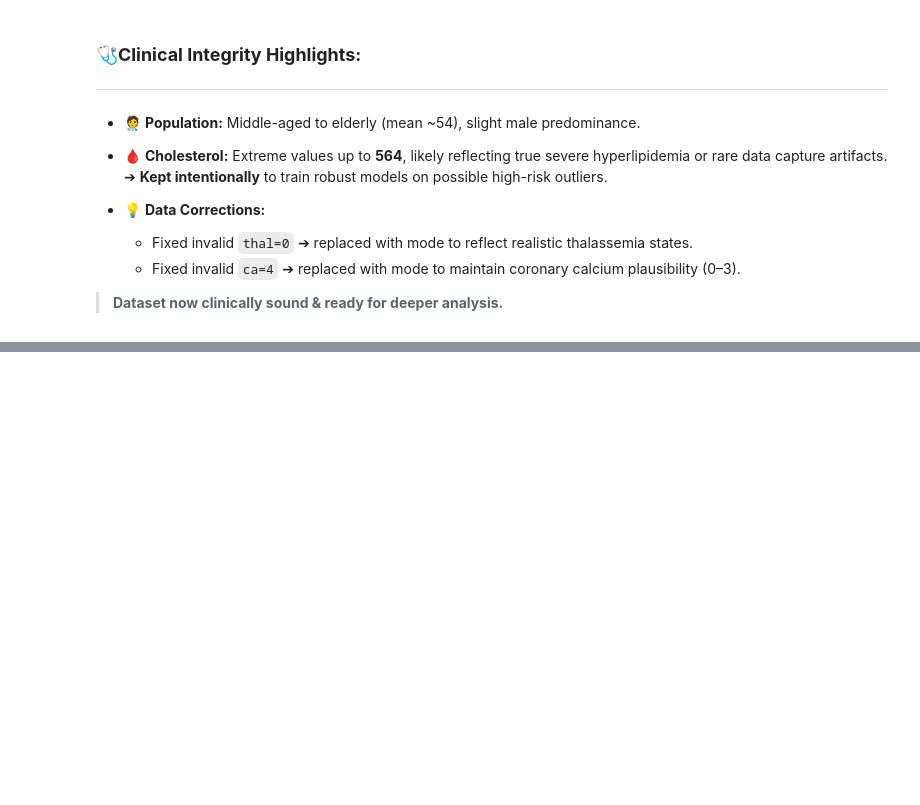
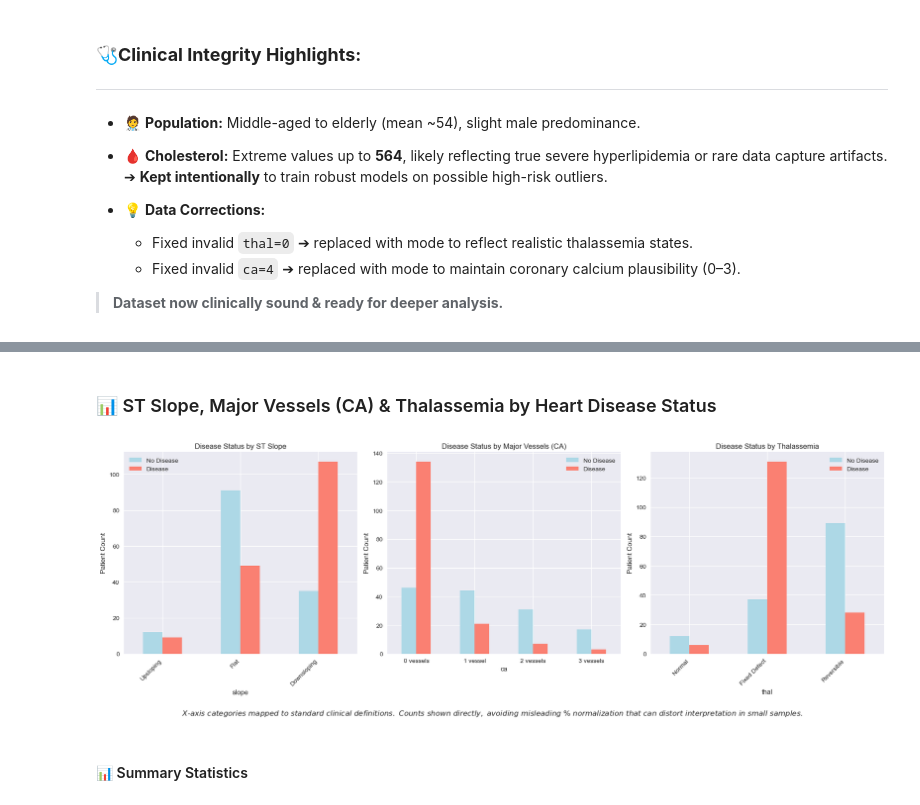
Before and after one commit to dr-ridwanoladipo/cardio-ai, a Jupyter notebook: notebooks/01_data_eda_features.ipynb, the cells around one changed output, grey strips where cells are left out. Saved outputs shown, nothing was run; the diff lists cells and outputs as text; code cells hidden in the pictures; blank space fills up the shorter version.

```diff
--- a/notebooks/01_data_eda_features.ipynb
+++ b/notebooks/01_data_eda_features.ipynb
@@ -197,0 +399,38 @@ Reloaded cleaned data into 'df' for continued analysis.
+# %% [markdown]
+### 📊 ST Slope, Major Vessels (CA) & Thalassemia by Heart Disease Status
+# %%
+fig, axes = plt.subplots(1, 3, figsize=(18, 6))
+
+# ST Slope
+slope_crosstab = pd.crosstab(df['slope'], df['target'])
+slope_crosstab.plot(kind='bar', ax=axes[0], color=['lightblue', 'salmon'], stacked=False)
+axes[0].set_title('Disease Status by ST Slope')
+axes[0].set_ylabel('Patient Count')
+axes[0].set_xticklabels([clinical_mappings['slope'][i] for i in slope_crosstab.index], rotation=45, ha='right')
+axes[0].legend(slope_crosstab.columns.map({0: 'No Disease', 1: 'Disease'}))
+
+# Major Vessels (CA)
+ca_crosstab = pd.crosstab(df['ca'], df['target'])
+ca_crosstab.plot(kind='bar', ax=axes[1], color=['lightblue', 'salmon'], stacked=False)
+axes[1].set_title('Disease Status by Major Vessels (CA)')
+axes[1].set_ylabel('Patient Count')
+axes[1].set_xticklabels([clinical_mappings['ca'][i] for i in ca_crosstab.index], rotation=0)
+axes[1].legend(ca_crosstab.columns.map({0: 'No Disease', 1: 'Disease'}))
+
+# Thalassemia
+thal_crosstab = pd.crosstab(df['thal'], df['target'])
+thal_crosstab.plot(kind='bar', ax=axes[2], color=['lightblue', 'salmon'], stacked=False)
+axes[2].set_title('Disease Status by Thalassemia')
+axes[2].set_ylabel('Patient Count')
+axes[2].set_xticklabels([clinical_mappings['thal'][i] for i in thal_crosstab.index], rotation=45, ha='right')
+axes[2].legend(thal_crosstab.columns.map({0: 'No Disease', 1: 'Disease'}))
+
+plt.tight_layout()
+fig.text(0.5, -0.05,
+         r"$\bf{\it{X\text{-}axis\ categories\ mapped\ to\ standard\ clinical\ definitions.\ Counts\ shown\ directly,\ avoiding\ misleading\ \%\ normalization\ that\ can\ distort\ interpretation\ in\ small\ samples.}}$",
+         ha='center', fontsize=12)
+plt.show()
+# %% [output]
+[figure, added]
+# %% [markdown]
+#### 📊 Summary Statistics
```
Also changed, not shown: parts of 23 cells of this notebook.
